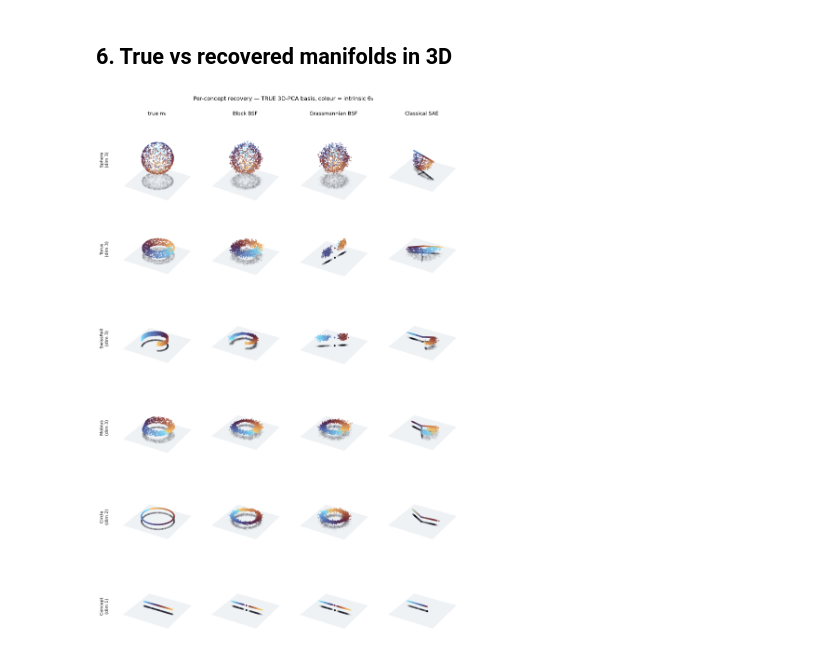
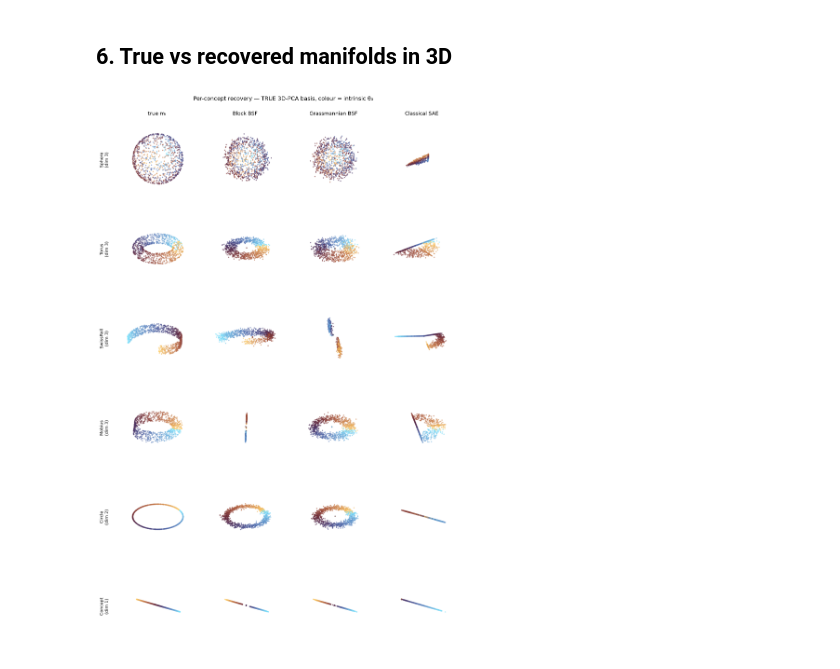
Before and after one commit to sChoiKr/toma, a Jupyter notebook: runs/small/compare.ipynb, the cells around one changed output. Drawn from its saved outputs; the diff is of its cells as text; code cells hidden in the pictures.

Commit message:
Remove floor and shadow from the 3D recovery figure

```diff
--- a/runs/small/compare.ipynb
+++ b/runs/small/compare.ipynb
@@ -239,34 +239,22 @@ plt.tight_layout(); plt.show()
 # %% [markdown]
 ## 6. True vs recovered manifolds in 3D
 # %%
-from mpl_toolkits.mplot3d.art3d import Poly3DCollection
 try:
     CMAP = plt.get_cmap('managua')       # needs mpl >= 3.10
 except ValueError:
     CMAP = plt.get_cmap('viridis')
 
 def style_panel(ax, p, col, cmap, s=7.0, core_alpha=0.6):
-    'Light floor + soft contact shadow + translucent halo under a translucent core.'
+    'Translucent halo under a translucent core.'
     p = p - p.mean(0)
-    Rmax = float(np.percentile(np.hypot(p[:, 0], p[:, 1]), 99) * 1.05) + 1e-9
-    zlo, zhi = float(p[:, 2].min()), float(p[:, 2].max()); zspan = max(zhi - zlo, 1e-6)
-    fr = 1.45 * Rmax
-    floor_z = zlo - max(0.35 * zspan, 0.30 * Rmax)     # room for flat manifolds
-    z_top   = zhi + max(0.05 * zspan, 0.05 * Rmax)
     ax.computed_zorder = False
-    quad = [[(-fr, -fr, floor_z), (fr, -fr, floor_z), (fr, fr, floor_z), (-fr, fr, floor_z)]]
-    ax.add_collection3d(Poly3DCollection(quad, facecolor='#eef1f4', edgecolor='none', alpha=0.9, zorder=0))
-    ax.scatter(p[:, 0], p[:, 1], np.full(len(p), floor_z), c=[(0.08, 0.08, 0.12)],
-               s=s * 2.6, alpha=0.03, linewidths=0, depthshade=False, zorder=1)   # shadow
     ax.scatter(p[:, 0], p[:, 1], p[:, 2], c=col, cmap=cmap, s=s * 2.0,
-               alpha=0.1, linewidths=0, depthshade=False, zorder=2)               # halo
+               alpha=0.1, linewidths=0, depthshade=False, zorder=1)   # halo
     ax.scatter(p[:, 0], p[:, 1], p[:, 2], c=col, cmap=cmap, s=s,
-               alpha=core_alpha, linewidths=0, depthshade=False, zorder=3)        # core
+               alpha=core_alpha, linewidths=0, depthshade=False, zorder=2)   # core
     # Equal data limits on all 3 axes so shapes are not distorted.
-    xs = np.r_[p[:, 0], -fr, fr]; ys = np.r_[p[:, 1], -fr, fr]; zs = np.r_[p[:, 2], floor_z, z_top]
-    cx, cy, cz = xs.mean(), ys.mean(), zs.mean()
-    R = max(np.ptp(xs), np.ptp(ys), np.ptp(zs)) / 2 + 1e-9
-    ax.set_xlim(cx - R, cx + R); ax.set_ylim(cy - R, cy + R); ax.set_zlim(cz - R, cz + R)
+    c = (p.max(0) + p.min(0)) / 2; R = np.ptp(p, axis=0).max() / 2 + 1e-9
+    ax.set_xlim(c[0] - R, c[0] + R); ax.set_ylim(c[1] - R, c[1] + R); ax.set_zlim(c[2] - R, c[2] + R)
     ax.set_axis_off()
     ax.set_aspect('equal')
 
@@ -283,31 +271,31 @@ def unit_atoms(r, i, k):
 WANT = ['Sphere', 'Torus', 'SwissRoll', 'Mobius', 'Circle', 'Concept']
 chosen = []
 for want in WANT:
     for comp in dgp.components:
         if comp.mtype == want and masks[:, comp.idx].sum() > 200:
             chosen.append(comp); break
 
 ncol = 1 + len(RES)
 fig = plt.figure(figsize=(3.0 * ncol, len(chosen) * 3.0))
 for row, comp in enumerate(chosen):
     i = comp.idx
     act = np.flatnonzero(masks[:, i])
     m_true = m_te[act, i].astype(np.float64); mu = m_true.mean(0)
     _, _, Vt = np.linalg.svd(m_true - mu, full_matrices=False); V = Vt[:3]   # true basis
     th  = test['thetas'][i]
     col = th[:, 0] if th is not None and th.size else np.zeros(len(act))
     panels = [('true mᵢ', m_true)]
     for name, r in RES.items():
         atoms = unit_atoms(r, i, comp.ambient_dim)
         panels.append((name, r['codes'][act][:, atoms] @ r['dictionary'][atoms]))
     for c, (name, pts) in enumerate(panels):
         ax = fig.add_subplot(len(chosen), ncol, row * ncol + c + 1, projection='3d')
         style_panel(ax, (pts - mu) @ V.T, col, CMAP)     # all in the true basis
         if row == 0: ax.set_title(name, fontsize=12)
         if c == 0:
             ax.text2D(-0.12, 0.5, f'{comp.mtype}\n(dim {comp.ambient_dim})',
                       transform=ax.transAxes, fontsize=10, rotation=90, va='center', ha='center')
 fig.suptitle('Per-concept recovery — TRUE 3D-PCA basis, colour = intrinsic θ₀', fontsize=13, y=1.0)
 fig.tight_layout(); plt.show()
 # %% [output]
-[figure, old version]
+[figure, new version]
```
Also changed, not shown: parts of 4 cells of this notebook.
